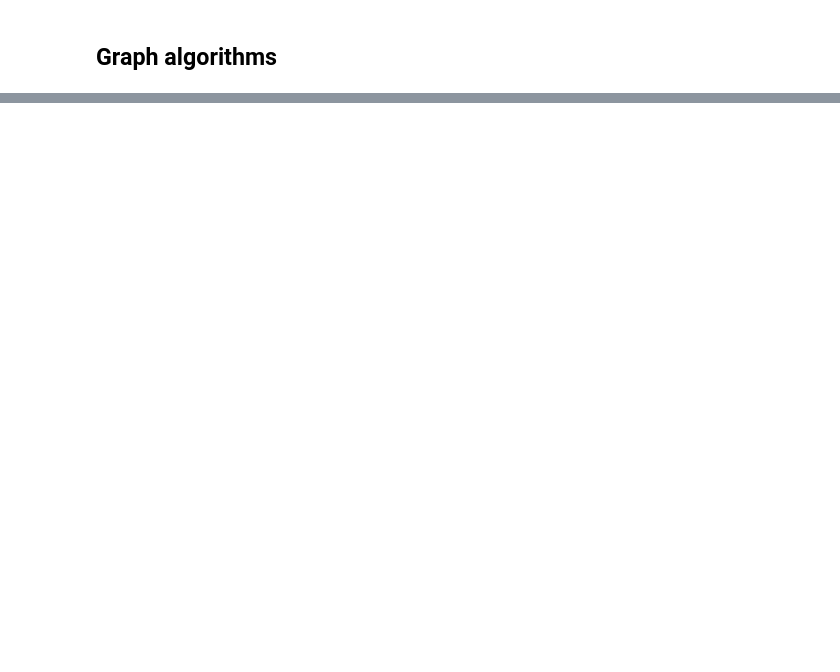
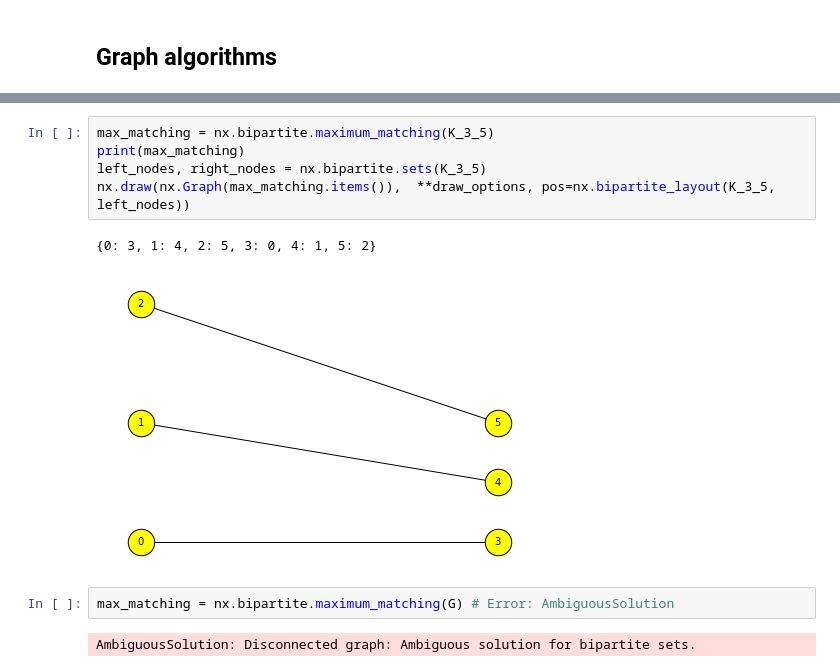
Before and after one commit to erelsgl-at-ariel/research-5782, a Jupyter notebook: 03-NumpyStack/0.code/5.networkX.ipynb, the cells around one changed output, grey strips where cells are left out. Saved outputs shown, nothing was run; the diff lists cells and outputs as text; blank space fills up the shorter version.

```diff
--- a/03-NumpyStack/0.code/5.networkX.ipynb
+++ b/03-NumpyStack/0.code/5.networkX.ipynb
@@ -432,0 +455,12 @@ nx.draw_shell(nx.Graph(cycle), **draw_options)
+# %%
+max_matching = nx.bipartite.maximum_matching(K_3_5)
+print(max_matching)
+left_nodes, right_nodes = nx.bipartite.sets(K_3_5)
+nx.draw(nx.Graph(max_matching.items()),  **draw_options, pos=nx.bipartite_layout(K_3_5, left_nodes))
+# %% [output]
+{0: 3, 1: 4, 2: 5, 3: 0, 4: 1, 5: 2}
+[figure, added]
+# %%
+max_matching = nx.bipartite.maximum_matching(G) # Error: AmbiguousSolution
+# %% [output]
+AmbiguousSolution: Disconnected graph: Ambiguous solution for bipartite sets.
```
Also changed, not shown: parts of 41 cells of this notebook.
